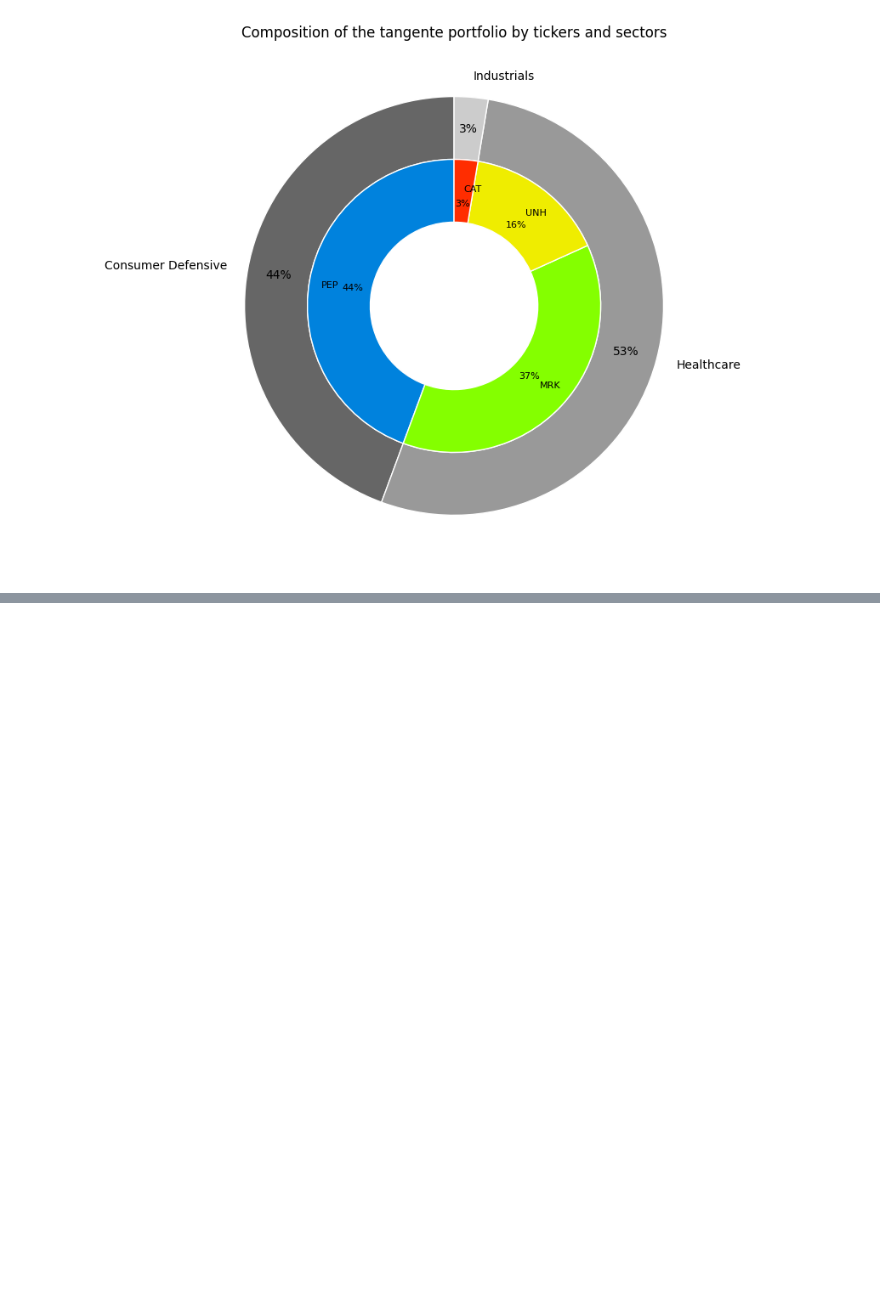
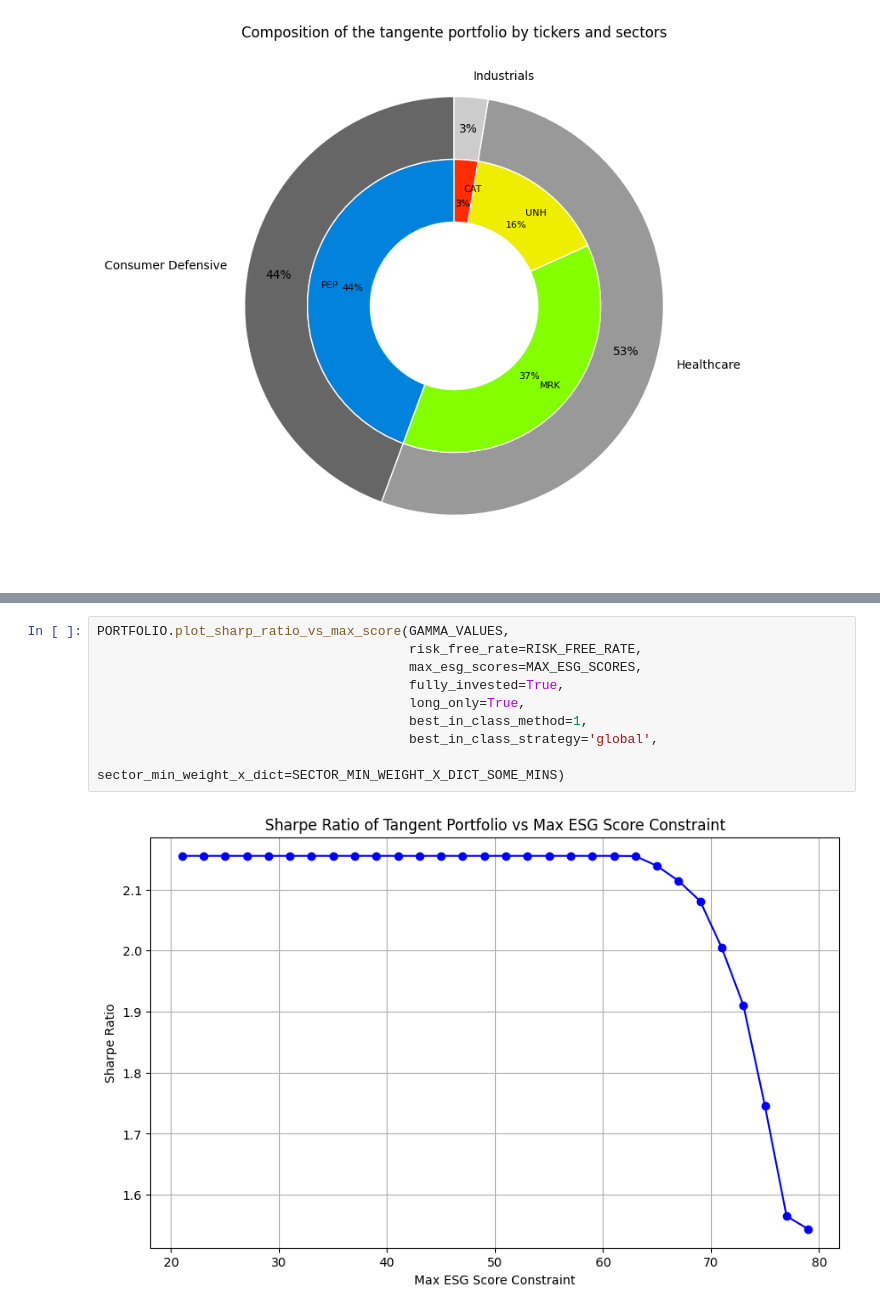
Before and after one commit to antoinedte/-Allocation_de_portefeuille_sous_contrainte_ESG, a Jupyter notebook: exploration/20240309_msci_rating.ipynb, the cells around one changed output, grey strips where cells are left out. Saved outputs shown, nothing was run; the diff lists cells and outputs as text; blank space fills up the shorter version.

```diff
--- a/exploration/20240309_msci_rating.ipynb
+++ b/exploration/20240309_msci_rating.ipynb
@@ -203,0 +245,11 @@ PORTFOLIO.plot_tangente_portfolio_composition(gammas=GAMMA_VALUES,
+# %%
+PORTFOLIO.plot_sharp_ratio_vs_max_score(GAMMA_VALUES,
+                                        risk_free_rate=RISK_FREE_RATE,
+                                        max_esg_scores=MAX_ESG_SCORES,
+                                        fully_invested=True,
+                                        long_only=True,
+                                        best_in_class_method=1,
+                                        best_in_class_strategy='global',
+                                        sector_min_weight_x_dict=SECTOR_MIN_WEIGHT_X_DICT_SOME_MINS)
+# %% [output]
+[figure, added]
```
Also changed, not shown: parts of 15 cells of this notebook, 1 other file.
